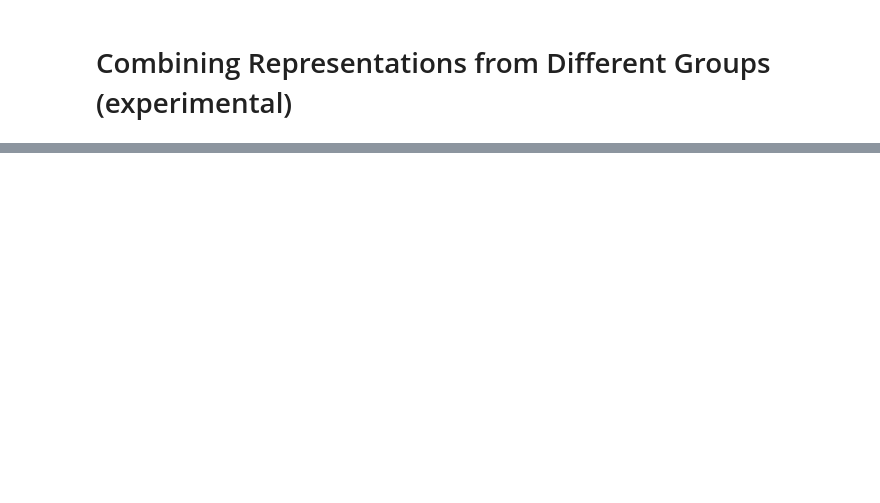
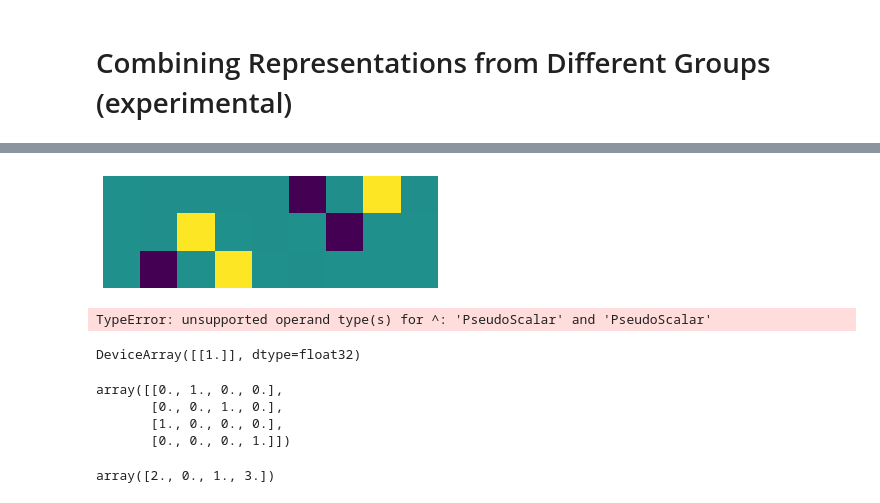
Before and after one commit to mfinzi/equivariant-MLP, a Jupyter notebook: docs/notebooks/mixed_tensors.ipynb, the cells around one changed output, grey strips where cells are left out. Saved outputs shown, nothing was run; the diff lists cells and outputs as text; code cells hidden in the pictures; blank space fills up the shorter version.

```diff
--- a/docs/notebooks/mixed_tensors.ipynb
+++ b/docs/notebooks/mixed_tensors.ipynb
@@ -23,0 +125,13 @@ V³_S(4)⊗V³_SO(3)
+# %%
+vis(V(SO(3))**2,V(SO(3)),cluster=False)
+# %% [output]
+[figure, added]
+# %%
+P^P
+# %% [output]
+TypeError: unsupported operand type(s) for ^: 'PseudoScalar' and 'PseudoScalar'
+# %%
+G = S(5)
+P.rho_dense(G.sample())
+# %% [output]
+DeviceArray([[1.]], dtype=float32)
@@ -23,0 +140,12 @@ V³_S(4)⊗V³_SO(3)
+# %%
+g = np.eye(4)[:,p]
+g
+# %% [output]
+array([[0., 1., 0., 0.],
+       [0., 0., 1., 0.],
+       [1., 0., 0., 0.],
+       [0., 0., 0., 1.]])
+# %%
+g.T@np.arange(4)
+# %% [output]
+array([2., 0., 1., 3.])
```
Also changed, not shown: parts of 31 cells of this notebook, 5 other files.
